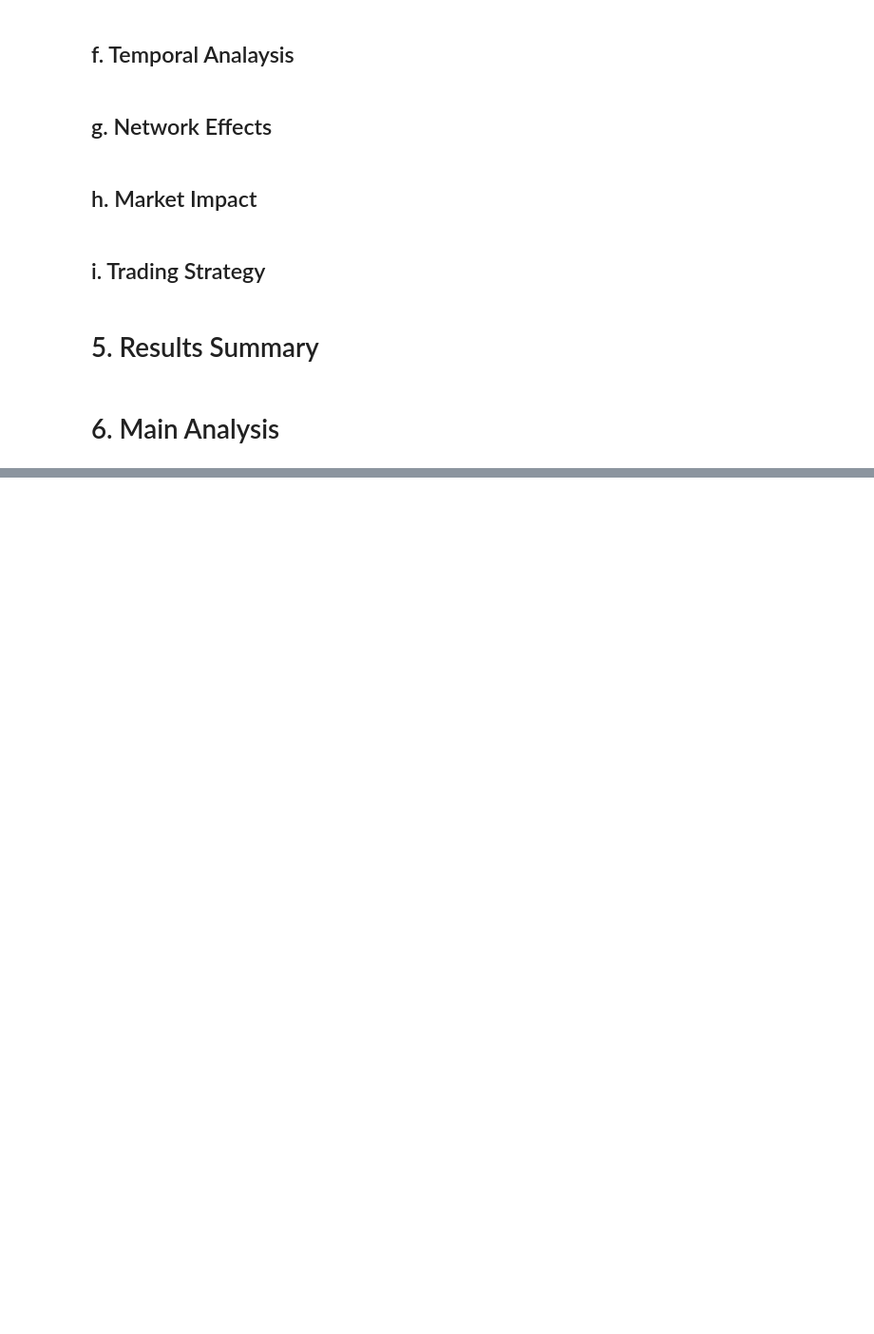
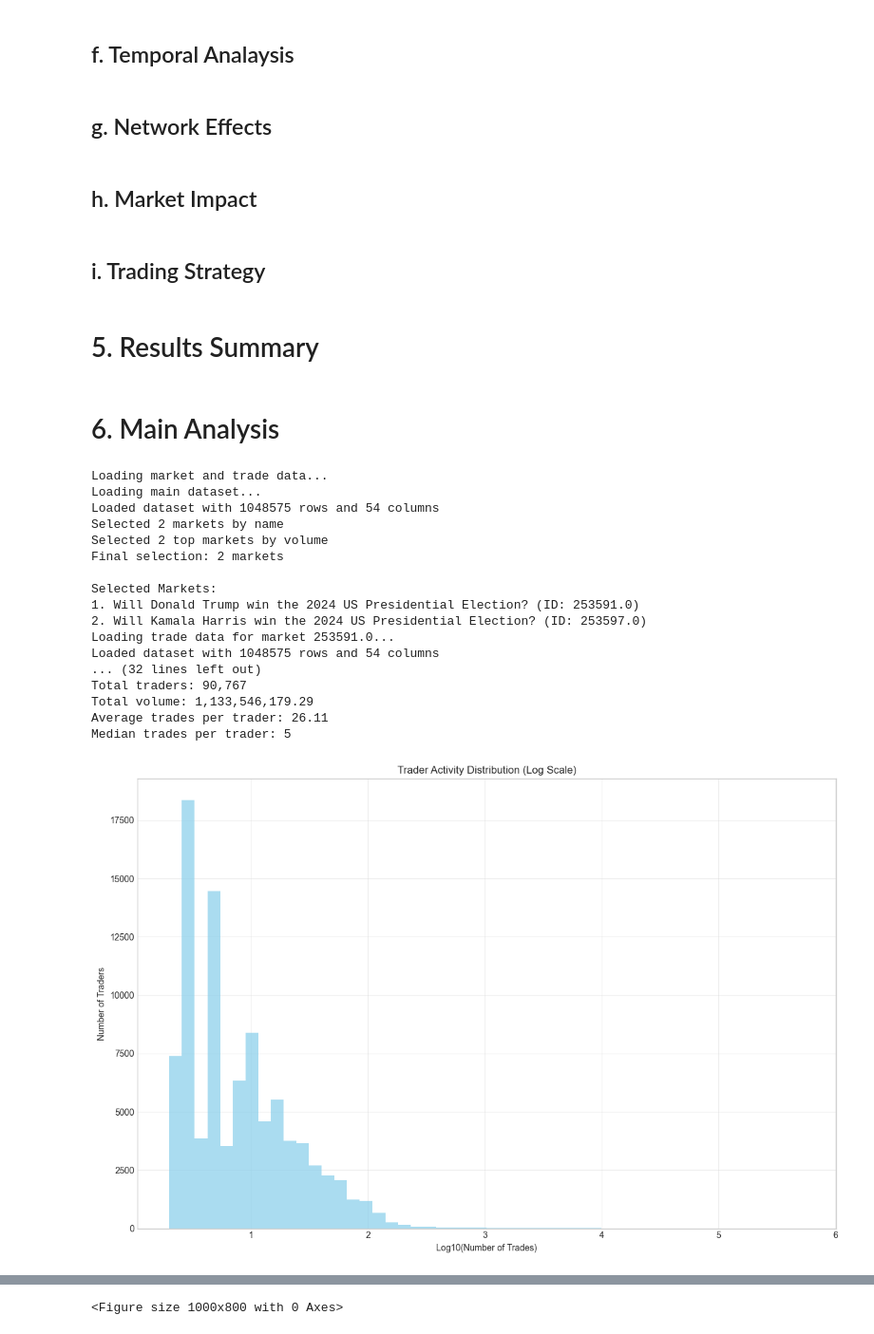
Before and after one commit to helenwu75/polymarket_analysis, a Jupyter notebook: trader_classification.ipynb, the cells around one changed output, grey strips where cells are left out. Shown at 95% size. Drawn from its saved outputs; the diff is of its cells as text; code cells hidden in the pictures; blank space fills up the shorter version.

Commit message:
trader_analysis changes

```diff
--- a/trader_classification.ipynb
+++ b/trader_classification.ipynb
@@ -101,6 +97,7 @@ def load_trade_data_for_analysis(market_ids):
         Combined trade data for all markets
     """
     all_trades = []
+    successful_markets = 0
 
     for market_id in market_ids:
         print(f"Loading trade data for market {market_id}...")
@@ -115,6 +112,7 @@ def load_trade_data_for_analysis(market_ids):
                     market_trades['market_id'] = market_id
 
                 all_trades.append(market_trades)
+                successful_markets += 1
         except Exception as e:
             print(f"Error loading trade data for market {market_id}: {e}")
 
@@ -123,7 +121,7 @@ def load_trade_data_for_analysis(market_ids):
         return None
 
     combined_trades = pd.concat(all_trades, ignore_index=True)
-    print(f"Loaded {len(combined_trades):,} trades from {len(market_ids)} markets")
+    print(f"Loaded {len(combined_trades):,} trades from {successful_markets} markets")
 
     return combined_trades
 # %%
@@ -617,17 +634,19 @@ def identify_whales(trade_data, config, save_prefix='whale_identification'):
         print(f"Traders needed for {pct}% volume: {traders_needed:,} ({traders_needed/total_traders*100:.4f}% of all traders)")
 
     # Create visualizations
+    # Fix for the Lorenz curve plotting
     if generate_plots:
         # Create figure for combined plots
         fig, (ax1, ax2) = plt.subplots(1, 2, figsize=(16, 8))
 
-        # 1. Lorenz curve - FIX: Ensure x and y arrays have same dimension
-        x_points = np.linspace(0, 100, len(trader_volumes) + 1)
-        y_points = np.concatenate(([0], cumulative_percentages.values))
+        # 1. Lorenz curve - Fixed to ensure x and y arrays have same dimension
+        # Calculate cumulative percentages of traders and volumes
+        trader_pcts = np.linspace(0, 100, len(trader_volumes) + 1)
+        volume_pcts = np.concatenate(([0], np.cumsum(trader_volumes.values) / total_volume * 100))
 
-        ax1.plot(x_points, y_points, 'b-', linewidth=2, label='Volume distribution')
+        ax1.plot(trader_pcts, volume_pcts, 'b-', linewidth=2, label='Volume distribution')
         ax1.plot([0, 100], [0, 100], 'k--', label='Perfect equality')
-        ax1.fill_between(x_points, y_points, x_points, alpha=0.2)
+        ax1.fill_between(trader_pcts, volume_pcts, trader_pcts, alpha=0.2)
 
         # Add key percentiles
         for p in [90, 95, 99, 99.9]:
@@ -635,8 +654,8 @@ def identify_whales(trade_data, config, save_prefix='whale_identification'):
             idx = min(int(total_traders * (100-p)/100), len(trader_volumes)-1)
             if idx >= 0:
                 # Get x and y coordinates
-                x = idx / total_traders * 100
-                y = cumulative_percentages.iloc[idx] if idx < len(cumulative_percentages) else 100
+                x = (idx / total_traders) * 100
+                y = volume_pcts[idx+1] if idx+1 < len(volume_pcts) else 100
 
                 # Add reference lines
                 ax1.plot([x, x], [0, y], 'r--', alpha=0.5)
@@ -2120,5 +2598,55 @@ def run_analysis():
     print("\nAnalysis complete! Results saved to:", ANALYSIS_CONFIG['results_dir'])
     return results
 # %%
-# Run all analyses and collect results
-all_results = run_analysis()
+if __name__ == "__main__":
+    # Set up the environment
+    plt.style.use('seaborn-v0_8-whitegrid')  # For older seaborn
+    sns.set_palette("viridis")
+
+    # Suppress warnings
+    import warnings
+    warnings.filterwarnings('ignore')
+
+    # Create results directory
+    os.makedirs(ANALYSIS_CONFIG['results_dir'], exist_ok=True)
+
+    # Run all analyses and collect results
+    all_results = run_analysis()
+
+    # Print summary
+    if all_results:
+        print("\nAnalysis completed successfully!")
+
+        # Print key metrics if available
+        if 'trader_distribution' in all_results and isinstance(all_results['trader_distribution'], tuple):
+            dist = all_results['trader_distribution'][0]
+            print(f"Total traders analyzed: {dist.get('total_traders', 'N/A'):,}")
+
+        if 'whale_identification' in all_results and isinstance(all_results['whale_identification'], tuple):
+            whale_ids, whale_results = all_results['whale_identification']
+            print(f"Identified {len(whale_ids):,} whale traders")
+            print(f"Gini coefficient: {whale_results.get('gini_coefficient', 'N/A'):.4f}")
+
+        if 'trader_classification' in all_results and all_results['trader_classification']:
+            class_results = all_results['trader_classification']
+            if 'cluster_names' in class_results:
+                print(f"Identified trader types: {', '.join(class_results['cluster_names'].values())}")
+# %% [output]
+Loading market and trade data...
+Loading main dataset...
+Loaded dataset with 1048575 rows and 54 columns
+Selected 2 markets by name
+Selected 2 top markets by volume
+Final selection: 2 markets
+
+Selected Markets:
+1. Will Donald Trump win the 2024 US Presidential Election? (ID: 253591.0)
+2. Will Kamala Harris win the 2024 US Presidential Election? (ID: 253597.0)
+Loading trade data for market 253591.0...
+Loaded dataset with 1048575 rows and 54 columns
+... (32 lines left out)
+Total traders: 90,767
+Total volume: 1,133,546,179.29
+Average trades per trader: 26.11
+Median trades per trader: 5
+[figure, added]
@@ -2124,0 +2688 @@ all_results = run_analysis()
+<Figure size 1000x800 with 0 Axes>
```
Also changed, not shown: parts of 10 cells of this notebook, 1 other file.
